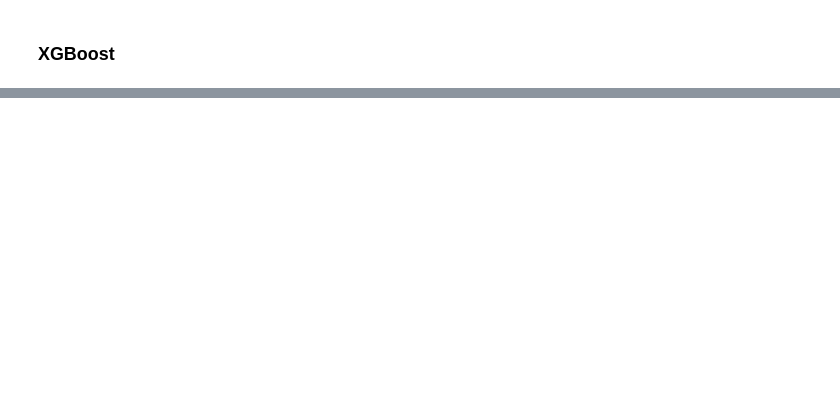
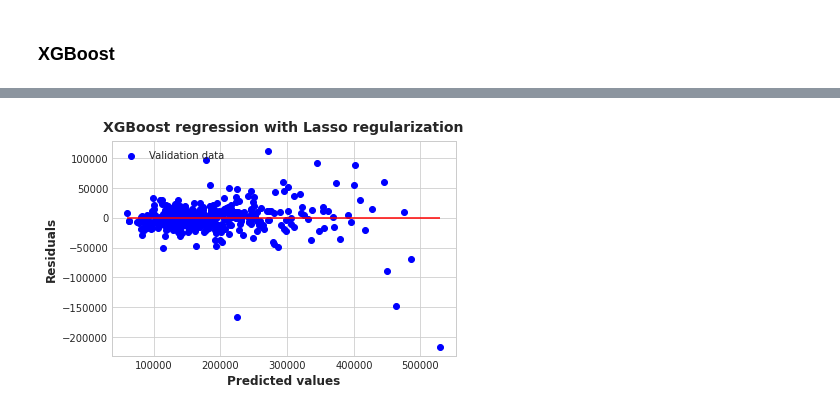
Before and after one commit to wrzdylan/HousingPrice, a Jupyter notebook: feature_selection.ipynb, the cells around one changed output, grey strips where cells are left out. Drawn from its saved outputs; the diff is of its cells as text; code cells hidden in the pictures; blank space fills up the shorter version.

Commit message:
xgboost

```diff
--- a/feature_selection.ipynb
+++ b/feature_selection.ipynb
@@ -435,12 +394,0 @@ xgb_params = study.best_params
-# %%
-# On récupère les paramètres via l'hyper tuning
-
-xgb = XGBRegressor(**xgb_params)
-# XGB minimizes MSE, but competition loss is RMSLE
-# So, we need to log-transform y to train and exp-transform the predictions
-xgb.fit(X_train, y)
-predictions = np.exp(xgb.predict(X_test))
-
-output = pd.DataFrame({'Id': X_test.index, 'SalePrice': predictions})
-output.to_csv('my_submission.csv', index=False)
-print("Your submission was successfully saved!")
@@ -446,0 +431,21 @@ print("Your submission was successfully saved!")
+# %%
+xgb = XGBRegressor(**xgb_params)
+
+xgb.fit(X_train, y_train)
+
+pred_test_xgb = np.exp(xgb.predict(X_test))
+
+output = pd.DataFrame({'Id': X_test.index, 'SalePrice': pred_test_xgb})
+output.to_csv('my_submission.csv', index=False)
+# %%
+# Plot residuals
+plt.scatter(pred_test_xgb, pred_test_xgb - np.exp(y_test), c="blue",  label="Validation data")
+
+plt.title("XGBoost regression with Lasso regularization")
+plt.xlabel("Predicted values")
+plt.ylabel("Residuals")
+plt.legend(loc="upper left")
+plt.hlines(y=0, xmin=pred_test_xgb.min(), xmax=pred_test_xgb.max(), color="red")
+plt.show()
+# %% [output]
+[figure, added]
```
Also changed, not shown: parts of 24 cells of this notebook, 2 other files.
